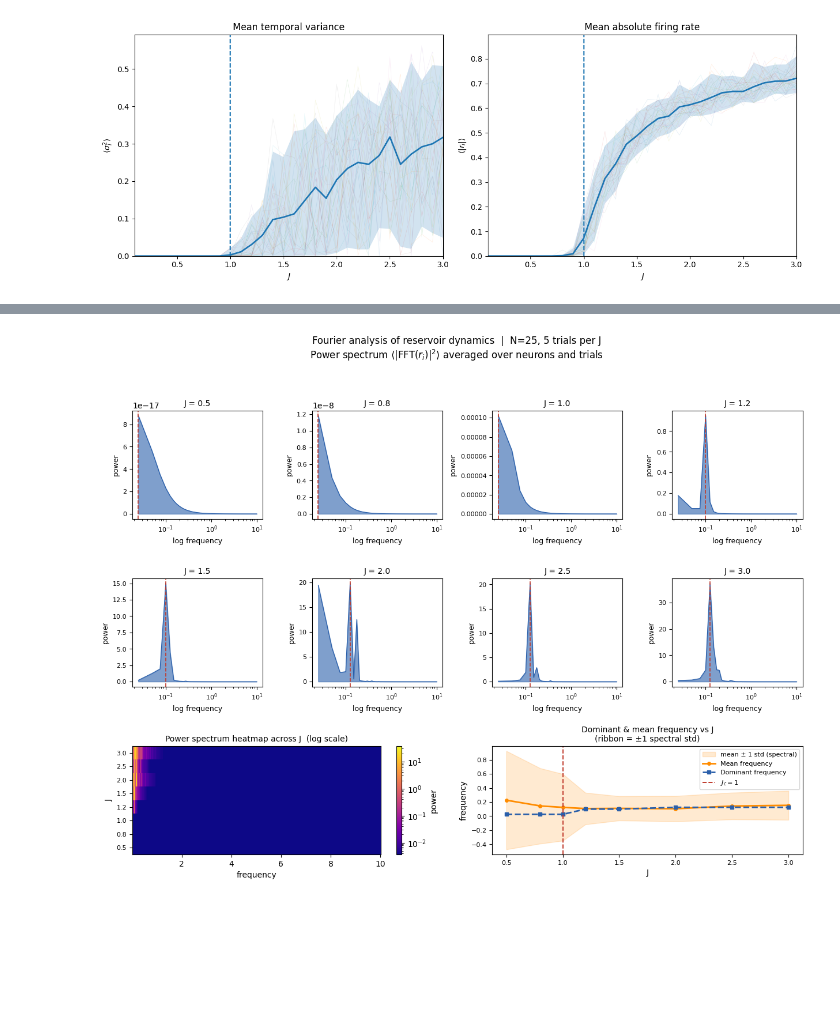
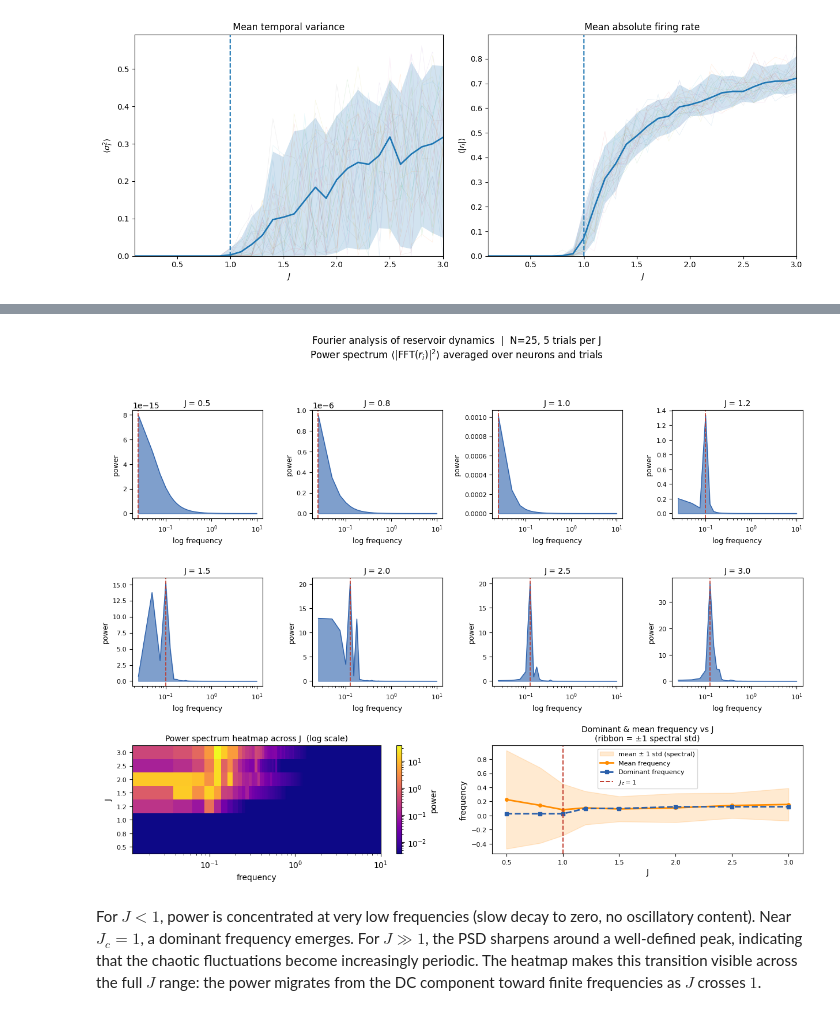
Before and after one commit to bs-machinelearning/reservoir-computing-research, a Jupyter notebook: people/Antonio_Perazza.ipynb, the cells around one changed output, grey strips where cells are left out. Drawn from its saved outputs; the diff is of its cells as text; code cells hidden in the pictures; blank space fills up the shorter version.

```diff
--- a/people/Antonio_Perazza.ipynb
+++ b/people/Antonio_Perazza.ipynb
@@ -128,7 +151,7 @@ plt.tight_layout()
 # %%
 N=25
 dt       = 0.05
-T_total  = 80.0           # long run so we get good frequency resolution
+T_total  = 80.0           # long run for good frequency resolution
 time     = np.arange(0, T_total, dt)
 T        = len(time)
 half     = T // 2         # discard transient — only FFT the second half
@@ -139,9 +162,6 @@ J_values = [0.5, 0.8, 1.0, 1.2, 1.5, 2.0, 2.5, 3.0]
 # frequency axis for the steady-state window
 freqs = np.fft.rfftfreq(T - half, d=dt)   # cycles per time-unit
 
-# compute mean power spectrum per J
-# result shape: (n_J, n_freqs)
-
 n_freqs   = len(freqs)
 psd_all   = np.zeros((len(J_values), n_freqs))   # averaged over trials & neurons
 
@@ -149,7 +169,7 @@ for j_idx, J in enumerate(J_values):
     trial_psd = np.zeros(n_freqs)
     for trial in range(N_TRIALS):
         rng  = np.random.default_rng(j_idx * 500 + trial)
-        X0   = r_zero(N, rng=rng)
+        X0   = init_r(N, rng=rng)
         W    = make_W(N, J, rng=rng)
         R    = simulate(X0, W, time)        # (T, N)
         R_ss = R[half:, :]                  # steady-state: (T/2, N)
@@ -235,36 +255,39 @@ im = ax_heat.pcolormesh(
     cmap=CMAP,
     shading="auto"
 )
+ax_heat.set_xscale("log")
 ax_heat.set_yticks(np.arange(len(J_values)))
 ax_heat.set_yticklabels([f"{J}" for J in J_values], fontsize=8)
 ax_heat.set_xlabel("frequency", fontsize=10)
 ax_heat.set_ylabel("J", fontsize=10)
 ax_heat.set_title("Power spectrum heatmap across J  (log scale)", fontsize=10)
 plt.colorbar(im, ax=ax_heat, label="power")
 
-#dominant and mean freq
+# dominant and mean freq
 ax_dom = fig.add_subplot(gs[2, 2:])
 
 std_freqs = np.sqrt(var_freqs)
 
 # variance ribbon around mean
 ax_dom.fill_between(J_values,
                     mean_freqs - std_freqs,
                     mean_freqs + std_freqs,
                     alpha=0.18, color="darkorange", label="mean ± 1 std (spectral)")
 
 ax_dom.plot(J_values, mean_freqs, lw=2, color="darkorange",
             marker="o", markersize=4, label="Mean frequency")
 ax_dom.plot(J_values, dominant_freqs, lw=2, color=BLUE,
             marker="s", markersize=4, ls="--", label="Dominant frequency")
 
 ax_dom.axvline(1.0, color=RED, lw=1.4, ls="--", label="$J_c = 1$")
 ax_dom.set_xlabel("J", fontsize=10)
 ax_dom.set_ylabel("frequency", fontsize=10)
 ax_dom.set_title("Dominant & mean frequency vs J\n(ribbon = ±1 spectral std)", fontsize=10)
 ax_dom.legend(fontsize=8)
 ax_dom.tick_params(labelsize=8)
 
 plt.show()
 # %% [output]
-[figure, old version]
+[figure, new version]
+# %% [markdown]
+For $J < 1$, power is concentrated at very low frequencies (slow decay to zero, no oscillatory content). Near $J_c = 1$, a dominant frequency emerges. For $J ≫ 1$, the PSD sharpens around a well-defined peak, indicating that the chaotic fluctuations become increasingly periodic. The heatmap makes this transition visible across the full $J$ range: the power migrates from the DC component toward finite frequencies as $J$ crosses $1$.
```
Also changed, not shown: parts of 6 cells of this notebook.
